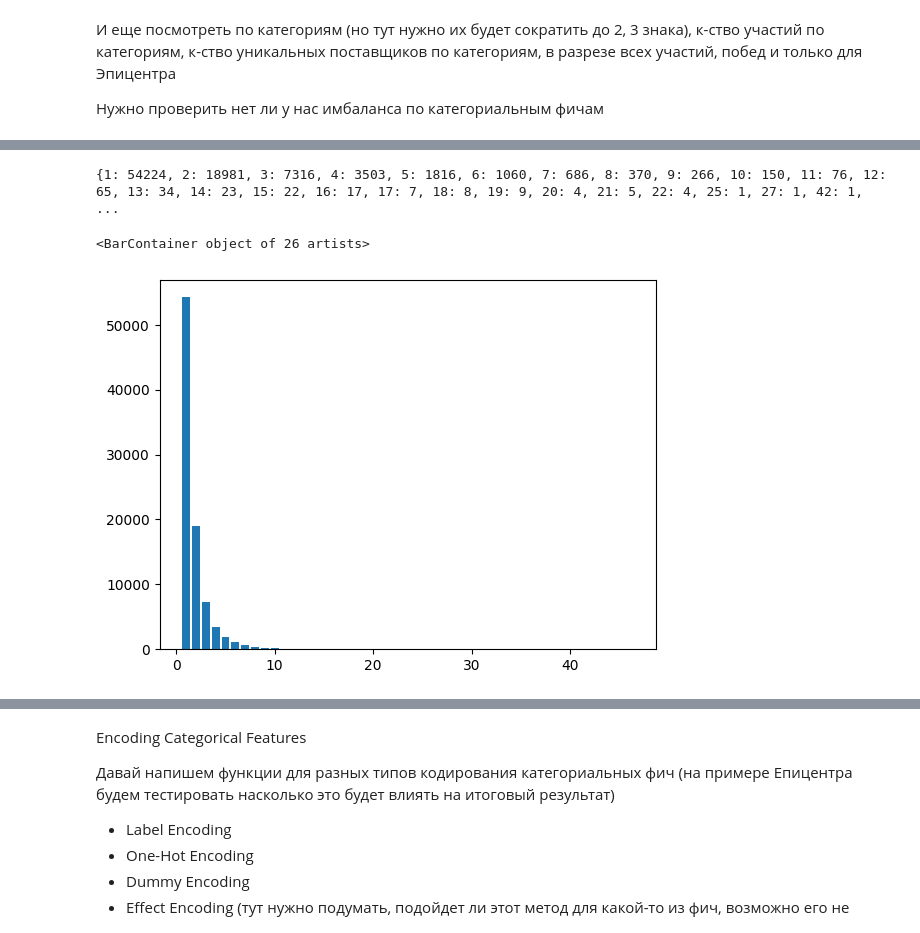
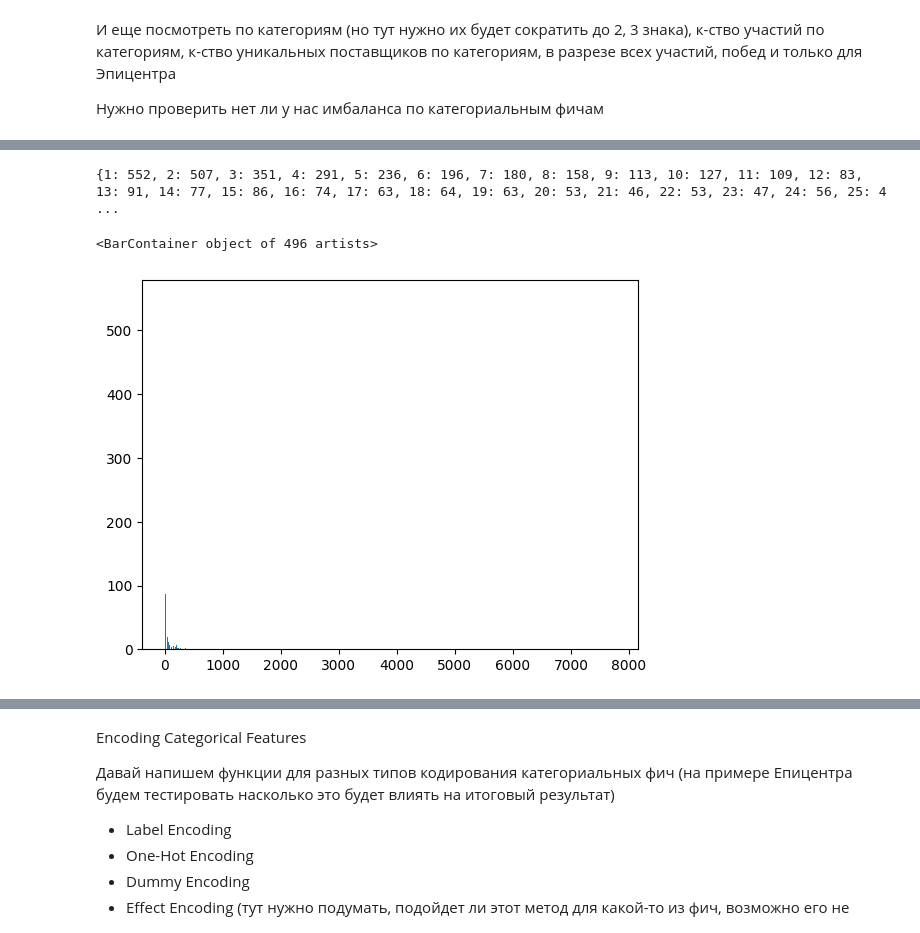
Before and after one commit to ochkasovMO/smartTender, a Jupyter notebook: tender_test_Vlad.ipynb, the cells around one changed output, grey strips where cells are left out. Saved outputs shown, nothing was run; the diff lists cells and outputs as text; code cells hidden in the pictures.

```diff
--- a/tender_test_Vlad.ipynb
+++ b/tender_test_Vlad.ipynb
@@ -78 +92,7 @@ DATE_COLS = ['date_publish', 'date_start_accept', 'date_end_accept',
 df = pd.read_csv('D:/Диплом_СмартТендер/ML_data_2021_2024.csv', dtype=DATA_TYPES, parse_dates=DATE_COLS)
+# %%
+df.type_payment = df.type_payment.fillna('-')
+# %%
+def days_to_get_paid_calc(df):
+    df['days_to_get_paid'] = df['payment_info'].str.extract('(\d+)')
+    return df
@@ -78,0 +101,2 @@ df = pd.read_csv('D:/Диплом_СмартТендер/ML_data_2021_2024.csv',
+# %%
+df = days_to_get_paid_calc(df)
@@ -79,3 +142,5 @@ df = pd.read_csv('D:/Диплом_СмартТендер/ML_data_2021_2024.csv',
+# %%
+df = process_dataframe(df)
 # %% [markdown]
 В дополнение к перечисленым выше фичам также убрал описание и название тендера, потому что с ними нет толку работать, они либо дублируют информацию из категории либо не несут информации вообще, и также сюда же вкинул цену после аукциона, поскольку этой инфы не будет до проведения тендера, а значит её не должно быть в трейне, плюс поле дисквалифицирован.
 # %%
@@ -214,15 +267,15 @@ vals
 # %%
-temp_df = df.groupby(['supplier_okpo']).nunique()
-arr = list(np.unique(temp_df['category']))
+temp_df = df.groupby(['category']).nunique()
+arr = list(np.unique(temp_df['supplier_okpo']))
 vals = dict()
 for i in arr:
-    vals[i] = temp_df['category'][temp_df['category'] == i].count()
+    vals[i] = temp_df['supplier_okpo'][temp_df['supplier_okpo'] == i].count()
 l = list(vals.values())
 k = list(vals.keys())
 print(vals)
 import matplotlib.pyplot as plt
 plt.bar(k, l)
 # %% [output]
-{1: 54224, 2: 18981, 3: 7316, 4: 3503, 5: 1816, 6: 1060, 7: 686, 8: 370, 9: 266, 10: 150, 11: 76, 12: 65, 13: 34, 14: 23, 15: 22, 16: 17, 17: 7, 18: 8, 19: 9, 20: 4, 21: 5, 22: 4, 25: 1, 27: 1, 42: 1, ...
+{1: 552, 2: 507, 3: 351, 4: 291, 5: 236, 6: 196, 7: 180, 8: 158, 9: 113, 10: 127, 11: 109, 12: 83, 13: 91, 14: 77, 15: 86, 16: 74, 17: 63, 18: 64, 19: 63, 20: 53, 21: 46, 22: 53, 23: 47, 24: 56, 25: 4 ...
-<BarContainer object of 26 artists>
+<BarContainer object of 496 artists>
-[figure, old version]
+[figure, new version]
```
Also changed, not shown: parts of 49 cells of this notebook.
